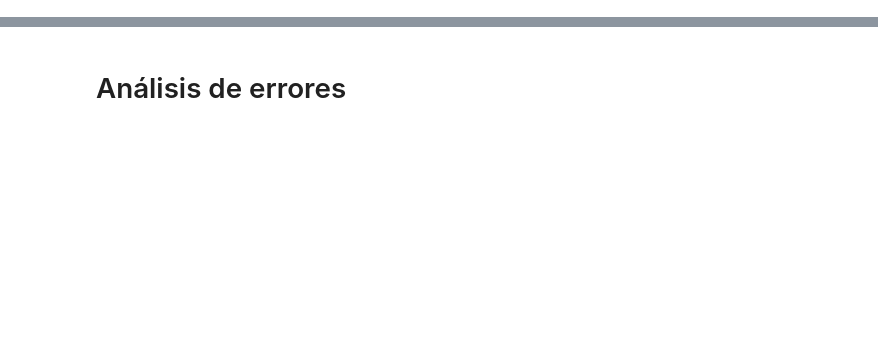
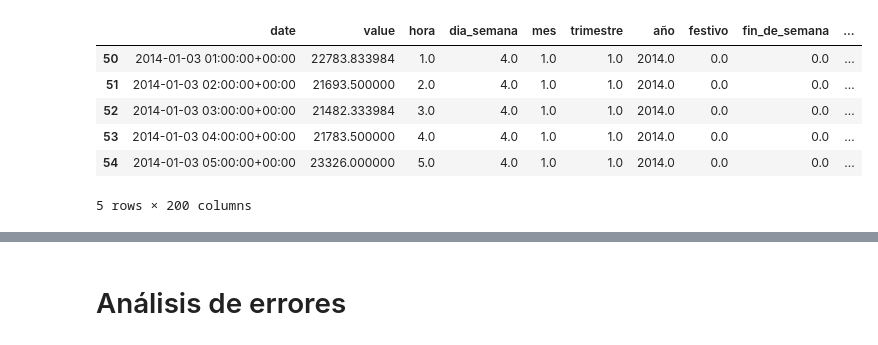
Before and after one commit to DiegoP62/red_electrica, a Jupyter notebook: code/xgboost.ipynb, the cells around one changed output, grey strips where cells are left out. Drawn from its saved outputs; the diff is of its cells as text; code cells hidden in the pictures; blank space fills up the shorter version.

```diff
--- a/code/xgboost.ipynb
+++ b/code/xgboost.ipynb
@@ -260,0 +13,10 @@ RMSE Test: 663.69
+# %%
+df.head()
+# %% [output]
+|  | date | value | hora | dia_semana | mes | trimestre | año | festivo | fin_de_semana | ... |
+| 50 | 2014-01-03 01:00:00+00:00 | 22783.833984 | 1.0 | 4.0 | 1.0 | 1.0 | 2014.0 | 0.0 | 0.0 | ... |
+| 51 | 2014-01-03 02:00:00+00:00 | 21693.500000 | 2.0 | 4.0 | 1.0 | 1.0 | 2014.0 | 0.0 | 0.0 | ... |
+| 52 | 2014-01-03 03:00:00+00:00 | 21482.333984 | 3.0 | 4.0 | 1.0 | 1.0 | 2014.0 | 0.0 | 0.0 | ... |
+| 53 | 2014-01-03 04:00:00+00:00 | 21783.500000 | 4.0 | 4.0 | 1.0 | 1.0 | 2014.0 | 0.0 | 0.0 | ... |
+| 54 | 2014-01-03 05:00:00+00:00 | 23326.000000 | 5.0 | 4.0 | 1.0 | 1.0 | 2014.0 | 0.0 | 0.0 | ... |
+5 rows × 200 columns
```
Also changed, not shown: parts of 18 cells of this notebook, 5 other files.
